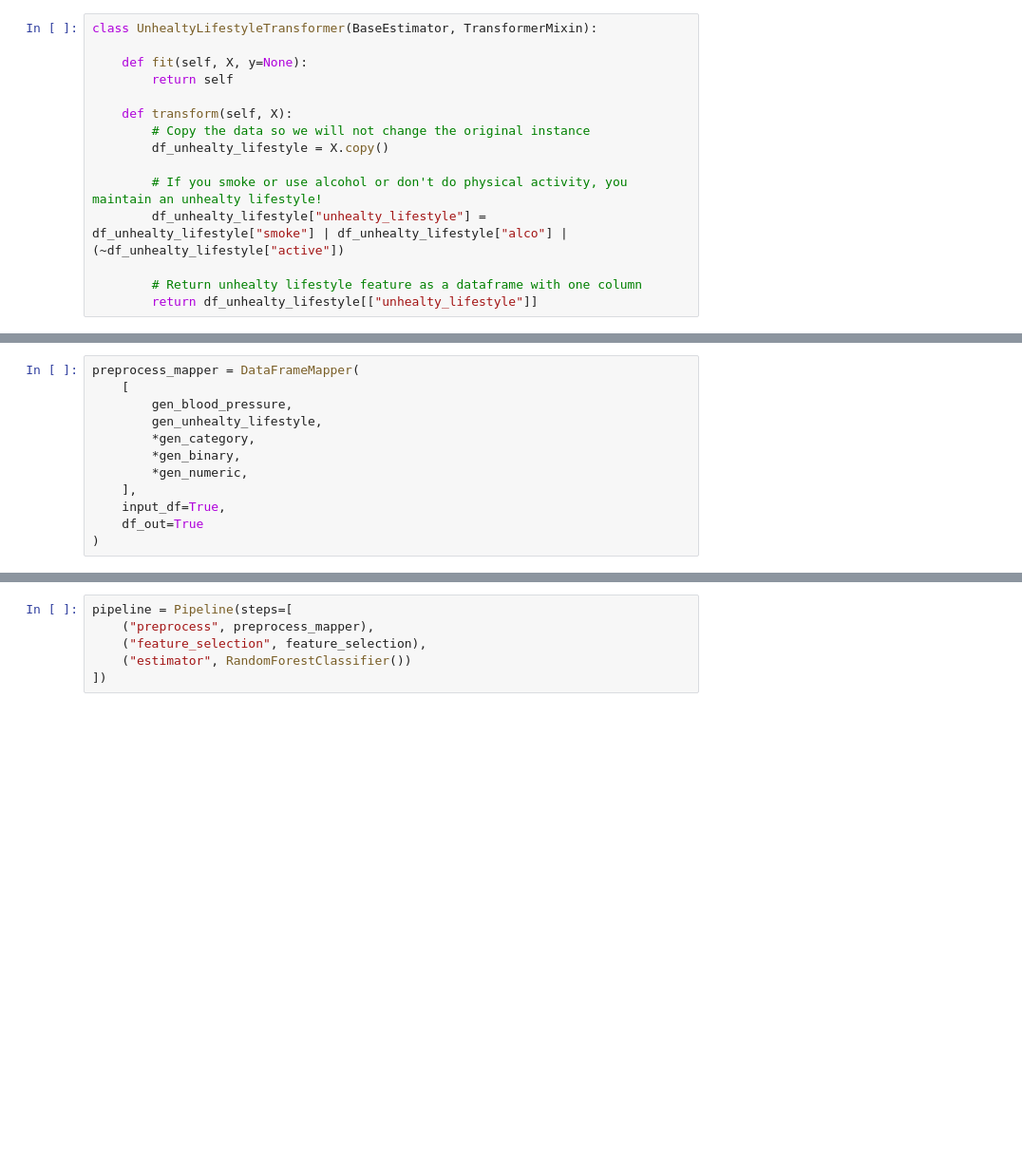
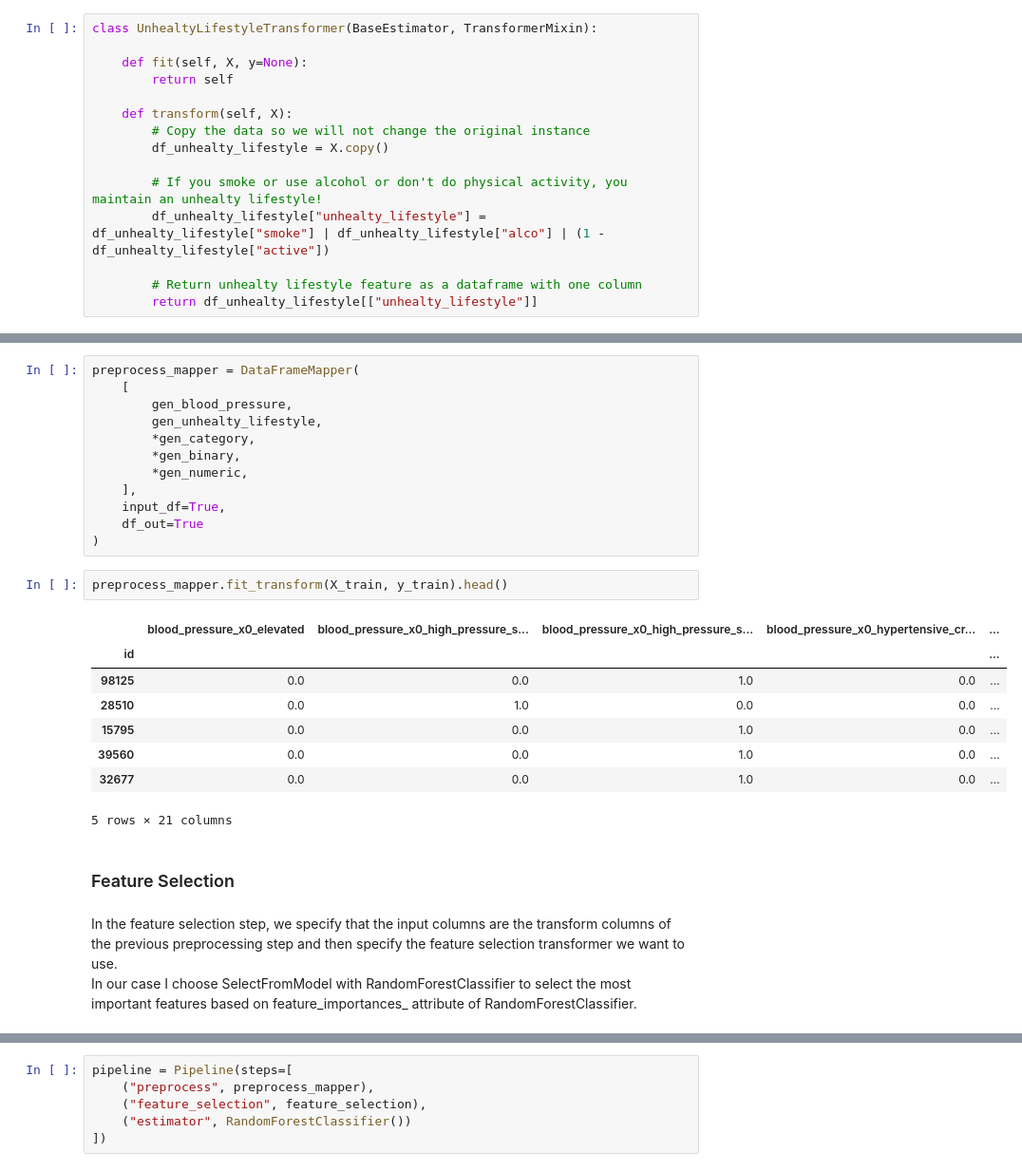
Before and after one commit to kinir/catboost-with-pipelines, a Jupyter notebook: sklearn-pandas.ipynb, the cells around one changed output, grey strips where cells are left out. Shown at 95% size. Drawn from its saved outputs; the diff is of its cells as text; blank space fills up the shorter version.

```diff
--- a/sklearn-pandas.ipynb
+++ b/sklearn-pandas.ipynb
@@ -136,7 +136,7 @@ class UnhealtyLifestyleTransformer(BaseEstimator, TransformerMixin):
         df_unhealty_lifestyle = X.copy()
 
         # If you smoke or use alcohol or don't do physical activity, you maintain an unhealty lifestyle!
-        df_unhealty_lifestyle["unhealty_lifestyle"] = df_unhealty_lifestyle["smoke"] | df_unhealty_lifestyle["alco"] | (~df_unhealty_lifestyle["active"])
+        df_unhealty_lifestyle["unhealty_lifestyle"] = df_unhealty_lifestyle["smoke"] | df_unhealty_lifestyle["alco"] | (1 - df_unhealty_lifestyle["active"])
 
         # Return unhealty lifestyle feature as a dataframe with one column
         return df_unhealty_lifestyle[["unhealty_lifestyle"]]
@@ -313,3 +313,19 @@ preprocess_mapper = DataFrameMapper(
     input_df=True,
     df_out=True
 )
+# %%
+preprocess_mapper.fit_transform(X_train, y_train).head()
+# %% [output]
+|  | blood_pressure_x0_elevated | blood_pressure_x0_high_pressure_s... | blood_pressure_x0_high_pressure_s... | blood_pressure_x0_hypertensive_cr... | ... |
+| id |  |  |  |  | ... |
+| 98125 | 0.0 | 0.0 | 1.0 | 0.0 | ... |
+| 28510 | 0.0 | 1.0 | 0.0 | 0.0 | ... |
+| 15795 | 0.0 | 0.0 | 1.0 | 0.0 | ... |
+| 39560 | 0.0 | 0.0 | 1.0 | 0.0 | ... |
+| 32677 | 0.0 | 0.0 | 1.0 | 0.0 | ... |
+5 rows × 21 columns
+# %% [markdown]
+### Feature Selection
+# %% [markdown]
+In the feature selection step, we specify that the input columns are the transform columns of the previous preprocessing step and then specify the feature selection transformer we want to use.
+In our case I choose SelectFromModel with RandomForestClassifier to select the most important features based on feature_importances_ attribute of RandomForestClassifier.
```
Also changed, not shown: parts of 14 cells of this notebook.
